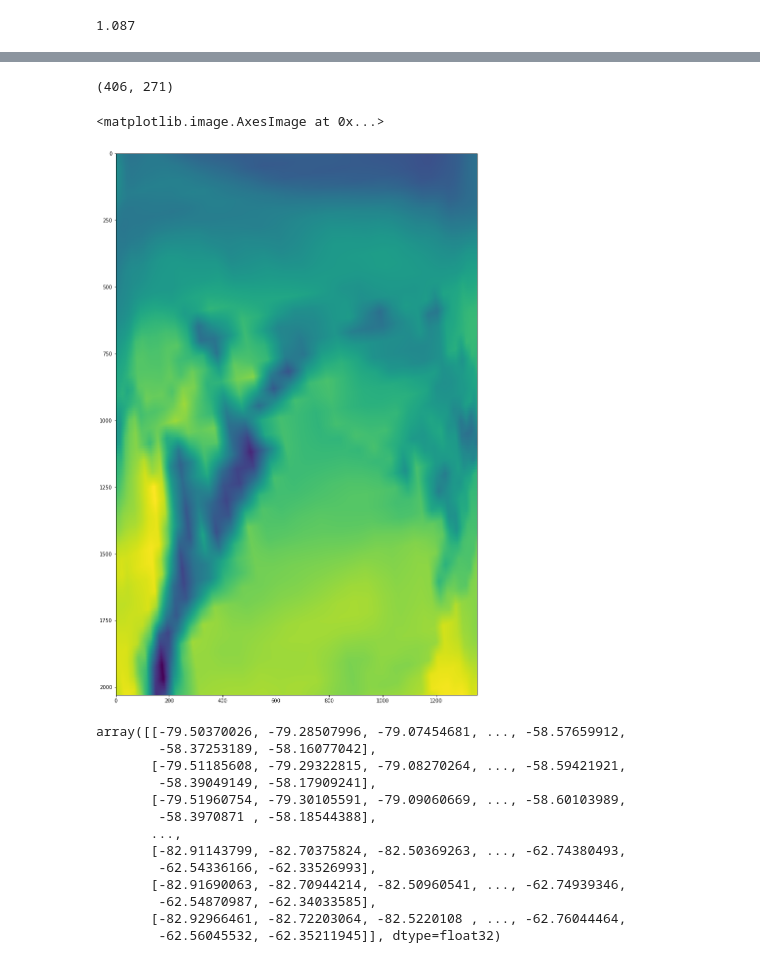
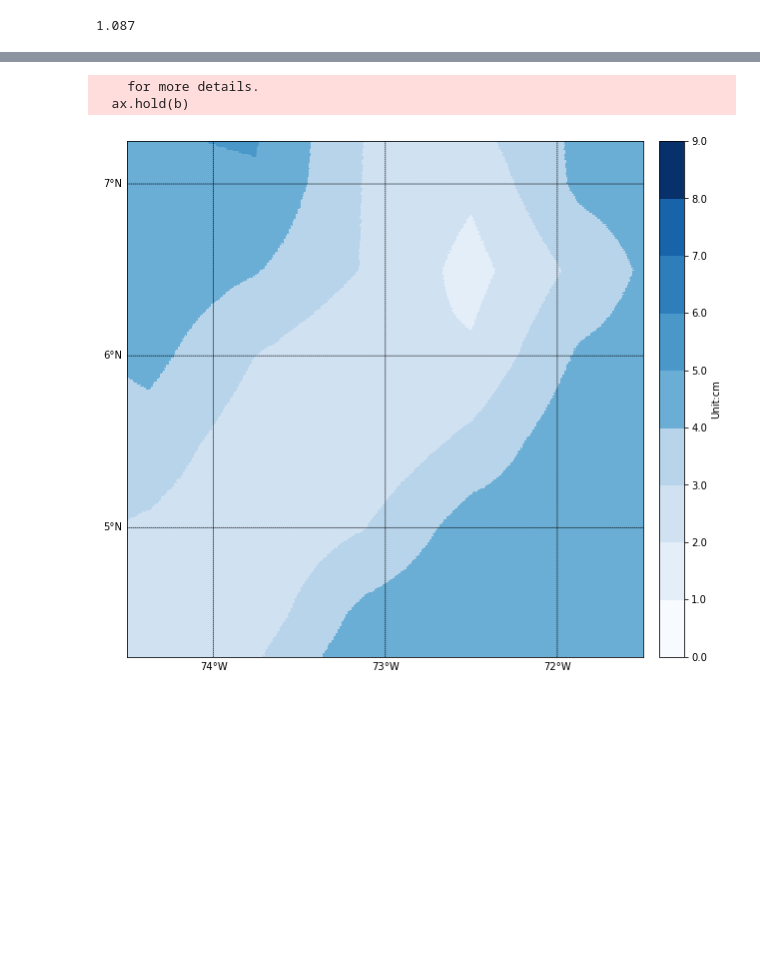
Before and after one commit to saint-germain/HDFnb, a Jupyter notebook: MOD21_PWV.ipynb, the cells around one changed output, grey strips where cells are left out. Cells and saved outputs as stored; diff of their text form; code cells hidden in the pictures; blank space fills up the shorter version.

```diff
--- a/MOD21_PWV.ipynb
+++ b/MOD21_PWV.ipynb
@@ -151,26 +253,21 @@ pcolormesh(x, y, data, **kwargs) method of mpl_toolkits.basemap.Basemap instance
-# %%
-longitude.shape
-# %% [output]
-(406, 271)
-# %%
-plt.figure(figsize=(20,20))
-plt.imshow(pwv)
-# %% [output]
-<matplotlib.image.AxesImage at 0x...>
-[figure, removed]
-# %%
-longitude
-# %% [output]
-array([[-79.50370026, -79.28507996, -79.07454681, ..., -58.57659912,
-        -58.37253189, -58.16077042],
-       [-79.51185608, -79.29322815, -79.08270264, ..., -58.59421921,
-        -58.39049149, -58.17909241],
-       [-79.51960754, -79.30105591, -79.09060669, ..., -58.60103989,
-        -58.3970871 , -58.18544388],
-       ...,
-       [-82.91143799, -82.70375824, -82.50369263, ..., -62.74380493,
-        -62.54336166, -62.33526993],
-       [-82.91690063, -82.70944214, -82.50960541, ..., -62.74939346,
-        -62.54870987, -62.34033585],
-       [-82.92966461, -82.72203064, -82.5220108 , ..., -62.76044464,
-        -62.56045532, -62.35211945]], dtype=float32)
+# %%
+plt.figure(figsize=(10,10))
+m = Basemap(projection='cyl', resolution='l',
+            llcrnrlat=4.25, urcrnrlat = 7.25,
+            llcrnrlon=-74.5, urcrnrlon = -71.5)
+m.drawcoastlines(linewidth=0.5)
+m.drawparallels(np.arange(-90., 120., 1.), labels=[1, 0, 0, 0])
+m.drawmeridians(np.arange(-180, 180., 1.), labels=[0, 0, 0, 1])
+m.pcolormesh(lon1km, lat1km, Z, latlon=True, cmap=cmap, norm=norm)
+from mpl_toolkits.axes_grid1 import make_axes_locatable
+divider = make_axes_locatable(plt.gca())
+cax = divider.append_axes("right", "5%", pad="3%")
+color_bar = plt.colorbar(cax=cax)
+
+color_bar.set_ticks(range(nlev))
+color_bar.set_ticklabels(levels)
+color_bar.set_label('Unit:'+units)
+# %% [output]
+    for more details.
+  ax.hold(b)
+[figure, added]
```
Also changed, not shown: parts of 30 cells of this notebook.
